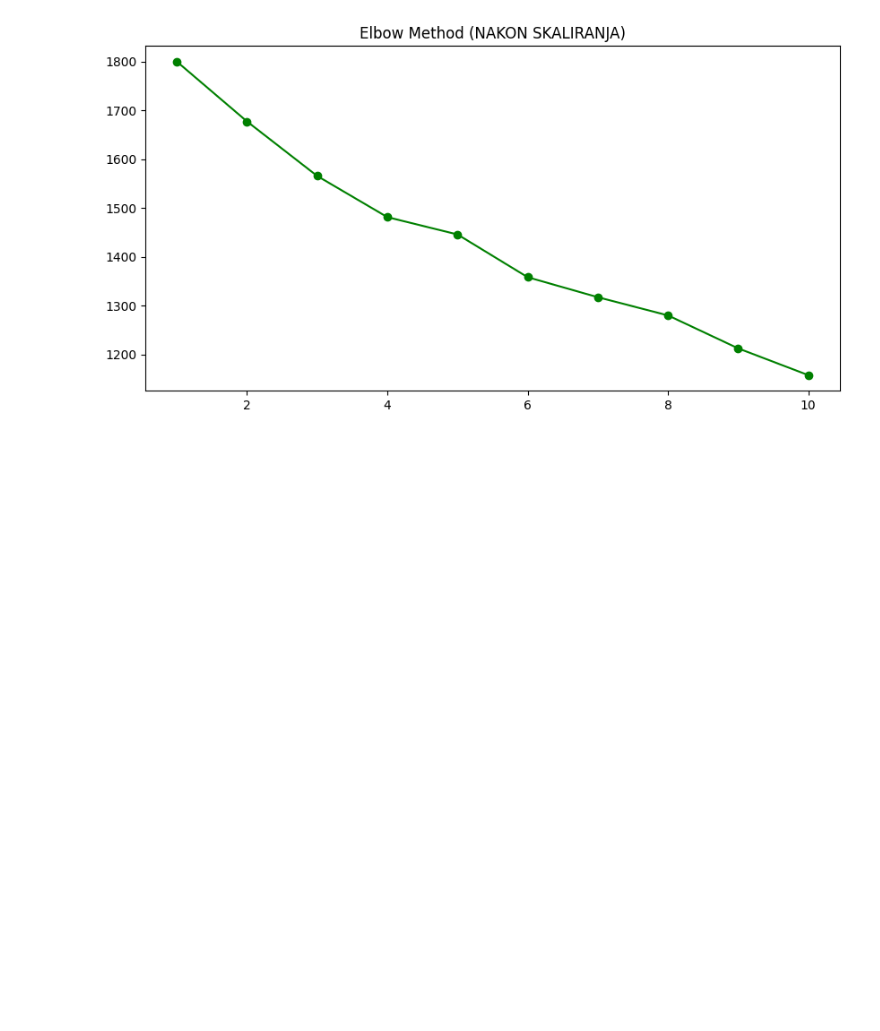
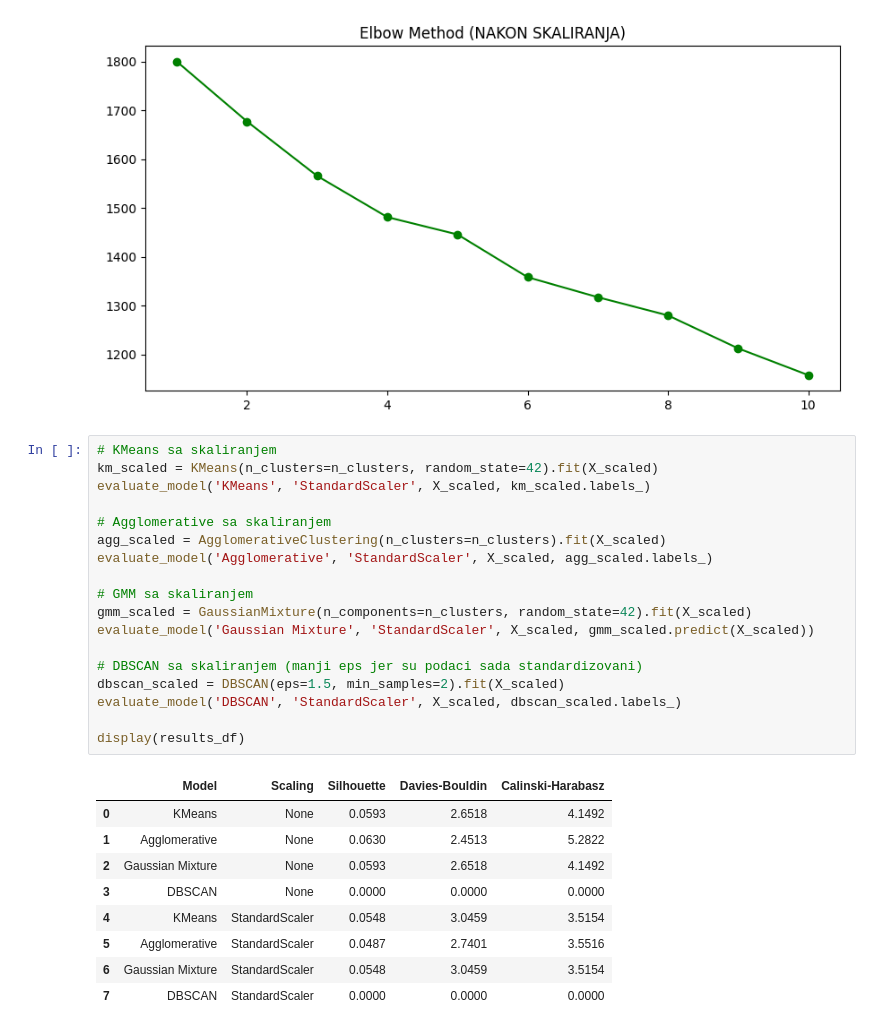
Before and after one commit to gavrilovicluka/machine-learning-projects, a Jupyter notebook: Projekat 2/Projekat2.ipynb, the cells around one changed output. Saved outputs shown, nothing was run; the diff lists cells and outputs as text; blank space fills up the shorter version.

```diff
--- a/Projekat 2/Projekat2.ipynb
+++ b/Projekat 2/Projekat2.ipynb
@@ -864,3 +870,31 @@ plt.title('Elbow Method (NAKON SKALIRANJA)')
 plt.show()
 # %% [output]
 [figure]
+# %%
+# KMeans sa skaliranjem
+km_scaled = KMeans(n_clusters=n_clusters, random_state=42).fit(X_scaled)
+evaluate_model('KMeans', 'StandardScaler', X_scaled, km_scaled.labels_)
+
+# Agglomerative sa skaliranjem
+agg_scaled = AgglomerativeClustering(n_clusters=n_clusters).fit(X_scaled)
+evaluate_model('Agglomerative', 'StandardScaler', X_scaled, agg_scaled.labels_)
+
+# GMM sa skaliranjem
+gmm_scaled = GaussianMixture(n_components=n_clusters, random_state=42).fit(X_scaled)
+evaluate_model('Gaussian Mixture', 'StandardScaler', X_scaled, gmm_scaled.predict(X_scaled))
+
+# DBSCAN sa skaliranjem (manji eps jer su podaci sada standardizovani)
+dbscan_scaled = DBSCAN(eps=1.5, min_samples=2).fit(X_scaled)
+evaluate_model('DBSCAN', 'StandardScaler', X_scaled, dbscan_scaled.labels_)
+
+display(results_df)
+# %% [output]
+|  | Model | Scaling | Silhouette | Davies-Bouldin | Calinski-Harabasz |
+| 0 | KMeans | None | 0.0593 | 2.6518 | 4.1492 |
+| 1 | Agglomerative | None | 0.0630 | 2.4513 | 5.2822 |
+| 2 | Gaussian Mixture | None | 0.0593 | 2.6518 | 4.1492 |
+| 3 | DBSCAN | None | 0.0000 | 0.0000 | 0.0000 |
+| 4 | KMeans | StandardScaler | 0.0548 | 3.0459 | 3.5154 |
+| 5 | Agglomerative | StandardScaler | 0.0487 | 2.7401 | 3.5516 |
+| 6 | Gaussian Mixture | StandardScaler | 0.0548 | 3.0459 | 3.5154 |
+| 7 | DBSCAN | StandardScaler | 0.0000 | 0.0000 | 0.0000 |
```
Also changed, not shown: parts of 8 cells of this notebook.
